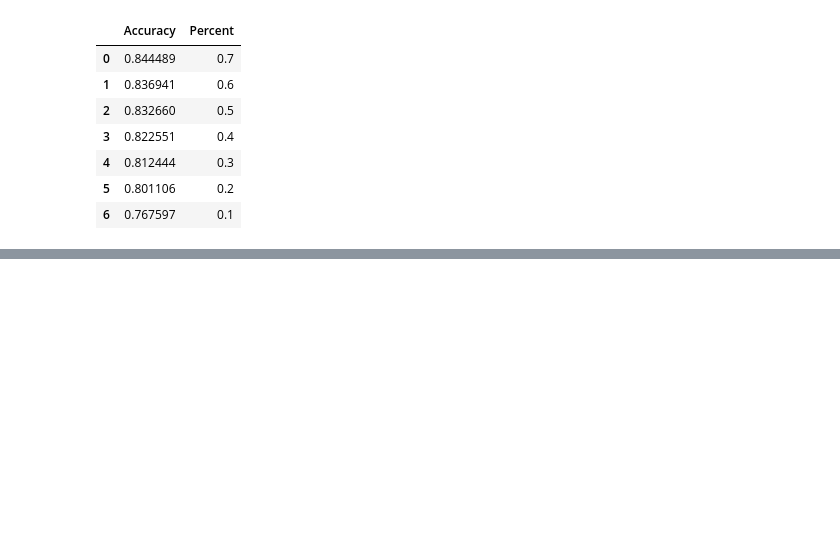
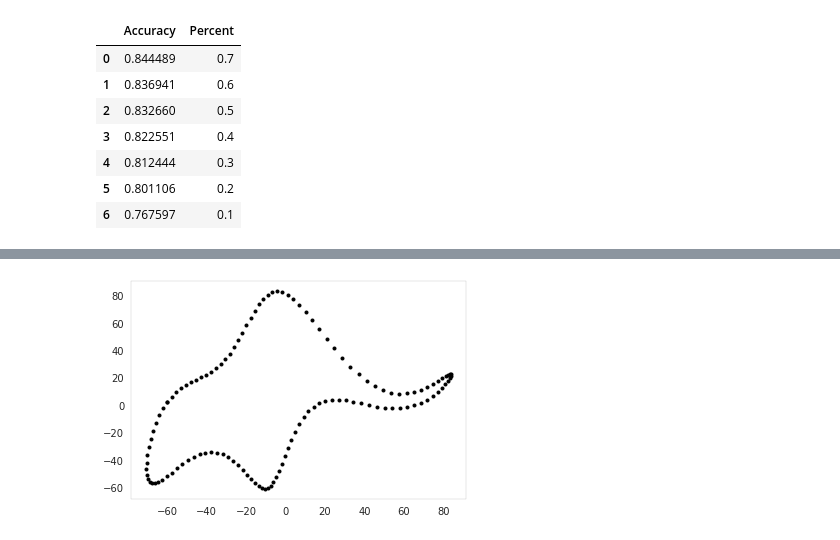
Before and after one commit to pachterlab/CBP_2021, a Jupyter notebook: notebooks/VMHNeurons/kimetal_tenx_predictions.ipynb, the cells around one changed output, grey strips where cells are left out. Cells and saved outputs as stored; diff of their text form; code cells hidden in the pictures; blank space fills up the shorter version.

```diff
--- a/notebooks/VMHNeurons/kimetal_tenx_predictions.ipynb
+++ b/notebooks/VMHNeurons/kimetal_tenx_predictions.ipynb
@@ -654,0 +790,50 @@ files.download('lowPercs10XPreds.csv')
+# %%
+# elephant parameters
+batch_size = 128 #scaled_mat.shape[0]#3850 # 50
+
+p1, p2, p3, p4 = (50 - 30j, 18 +  8j, 12 - 10j, -14 - 60j )
+p5 = 40 + 20j # eyepiece
+
+def fourier(t, C):
+    f = np.zeros(t.shape)
+    A, B = C.real, C.imag
+    for k in range(len(C)):
+        f = f + A[k]*np.cos(k*t) + B[k]*np.sin(k*t)
+    return f
+
+def elephant(t, p1, p2, p3, p4, p5):
+    npar = 6
+    Cx = np.zeros((npar,), dtype='complex')
+    Cy = np.zeros((npar,), dtype='complex')
+
+    Cx[1] = p1.real*1j
+    Cx[2] = p2.real*1j
+    Cx[3] = p3.real
+    Cx[5] = p4.real
+
+    Cy[1] = p4.imag + p1.imag*1j
+    Cy[2] = p2.imag*1j
+    Cy[3] = p3.imag*1j
+
+    # x = np.append(fourier(t,Cx), [-p5.imag]) #[-p5.imag]
+    # y = np.append(fourier(t,Cy), [p5.imag]) #[p5.imag]
+    x = fourier(t,Cx)
+    y = fourier(t,Cy)
+
+    return x,y
+
+x, y = elephant(np.linspace(0,2*np.pi,batch_size), p1, p2, p3, p4, p5)
+
+#Make array input for dimension of shape
+
+y = y#0.04*y #.025  .025    .025
+x = x#0.02*x #.015   .02     .015
+# y = 0.02*y
+# x = 0.01*x
+
+coords = np.array([list(y),list(-x)])
+
+plt.plot(y,-x,'.',c='black')
+plt.show()
+# %% [output]
+[figure, added]
```
Also changed, not shown: parts of 24 cells of this notebook.
